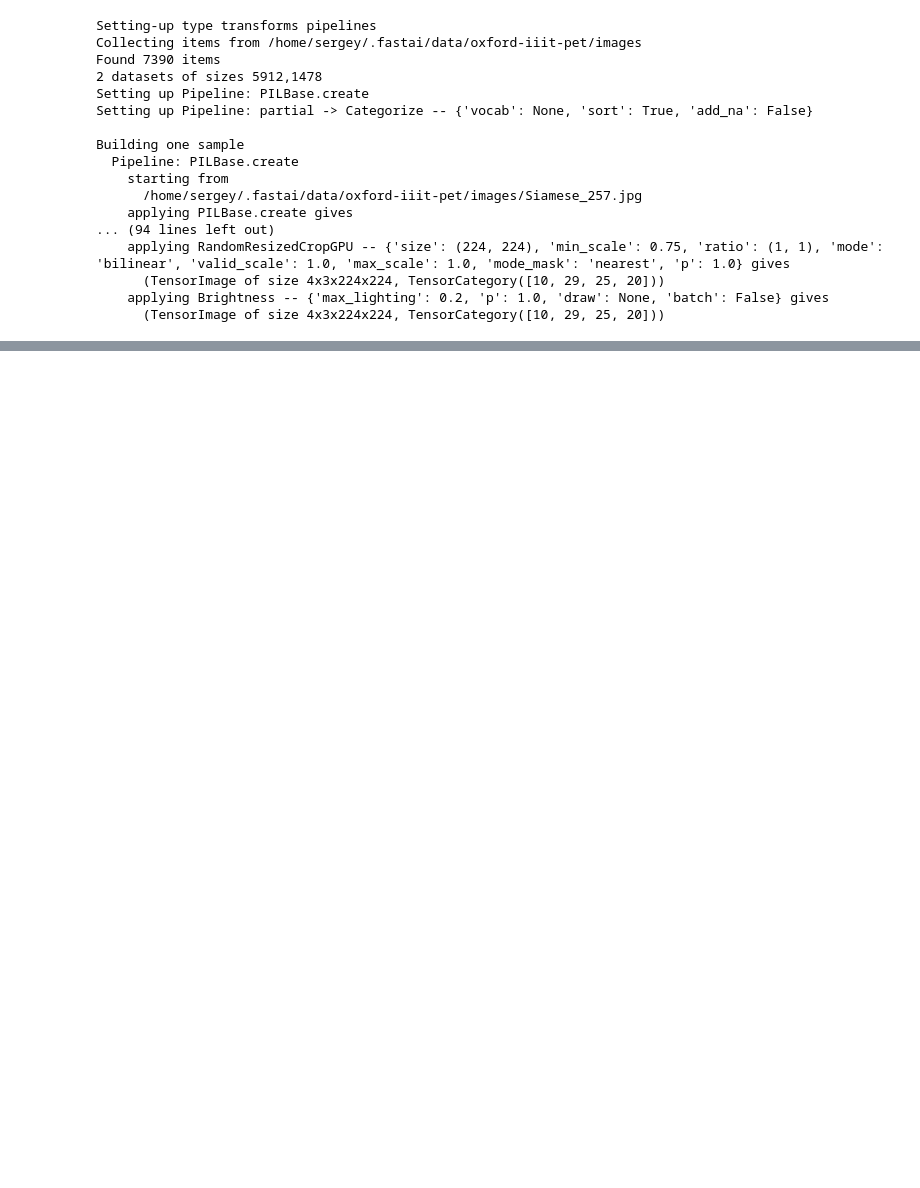
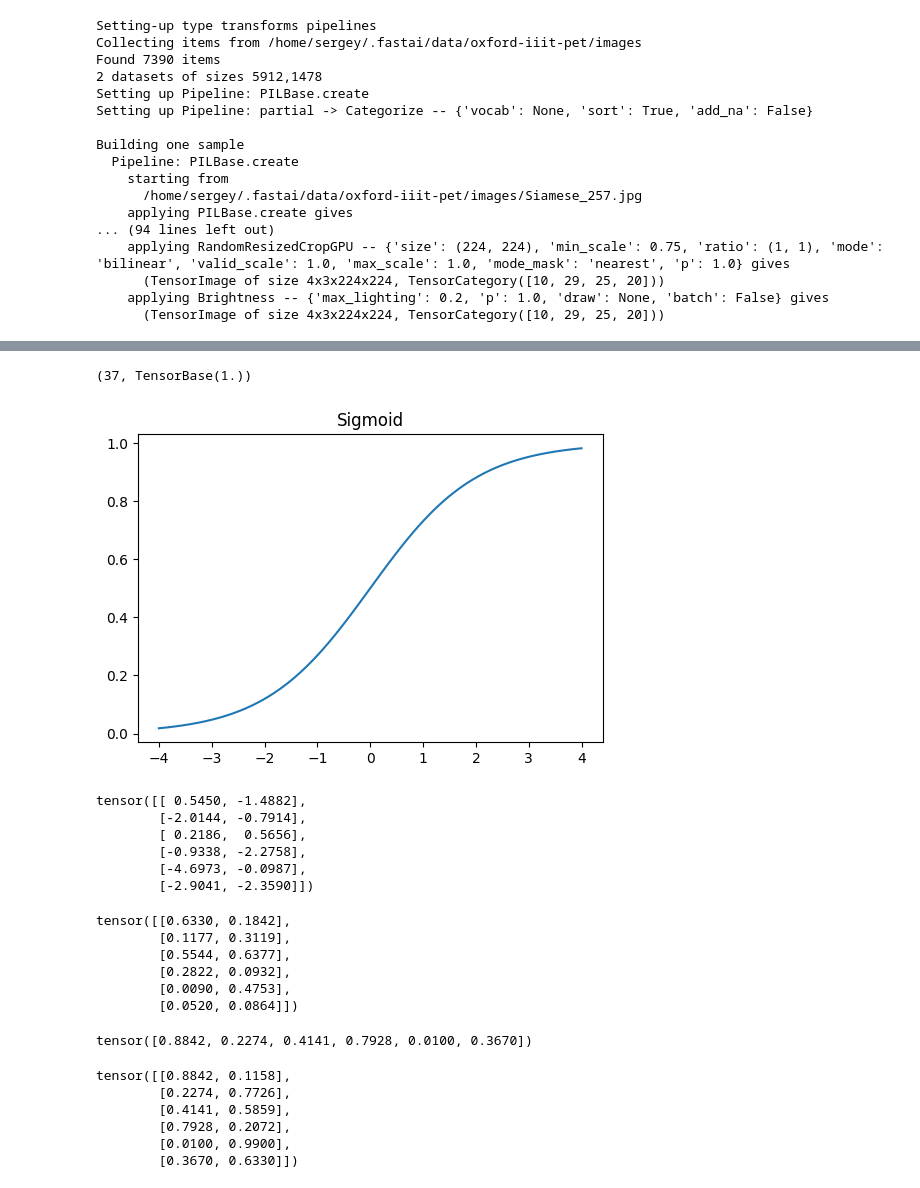
Before and after one commit to Sergo448/FastAI_PyTorch, a Jupyter notebook: notebooks/02_image_classificator.ipynb, the cells around one changed output, grey strips where cells are left out. Drawn from its saved outputs; the diff is of its cells as text; code cells hidden in the pictures; blank space fills up the shorter version.

```diff
--- a/notebooks/02_image_classificator.ipynb
+++ b/notebooks/02_image_classificator.ipynb
@@ -110,0 +112,2 @@ learn.fine_tune(0)
+# %%
+x, y = dls.one_batch()
@@ -110,0 +134,42 @@ learn.fine_tune(0)
+# %%
+len(preds[0]), preds[0].sum()
+# %% [output]
+(37, TensorBase(1.))
+# %%
+from utils import *
+
+
+def plot_function(f, tx=None, ty=None, title=None, min=-2, max=2, figsize=(6,4)):
+    x = torch.linspace(min,max, steps=100)
+    fig,ax = plt.subplots(figsize=figsize)
+    ax.plot(x,f(x))
+    if tx is not None: ax.set_xlabel(tx)
+    if ty is not None: ax.set_ylabel(ty)
+    if title is not None: ax.set_title(title)
+
+plot_function(torch.sigmoid, title='Sigmoid', min=-4, max=4)
+# %% [output]
+[figure, added]
+# %%
+acts = torch.randn((6, 2))*2
+acts
+# %% [output]
+tensor([[ 0.5450, -1.4882],
+        [-2.0144, -0.7914],
+        [ 0.2186,  0.5656],
+        [-0.9338, -2.2758],
+        [-4.6973, -0.0987],
+        [-2.9041, -2.3590]])
+# %%
+acts.sigmoid()
+# %% [output]
+tensor([[0.6330, 0.1842],
+        [0.1177, 0.3119],
+        [0.5544, 0.6377],
+        [0.2822, 0.0932],
+        [0.0090, 0.4753],
+        [0.0520, 0.0864]])
+# %%
+(acts[:, 0] - acts[:, -1]).sigmoid()
+# %% [output]
+tensor([0.8842, 0.2274, 0.4141, 0.7928, 0.0100, 0.3670])
@@ -110,0 +178,10 @@ learn.fine_tune(0)
+# %%
+sm_acts = torch.softmax(acts, dim=1)
+sm_acts
+# %% [output]
+tensor([[0.8842, 0.1158],
+        [0.2274, 0.7726],
+        [0.4141, 0.5859],
+        [0.7928, 0.2072],
+        [0.0100, 0.9900],
+        [0.3670, 0.6330]])
```
Also changed, not shown: parts of 19 cells of this notebook, 1 other file.
